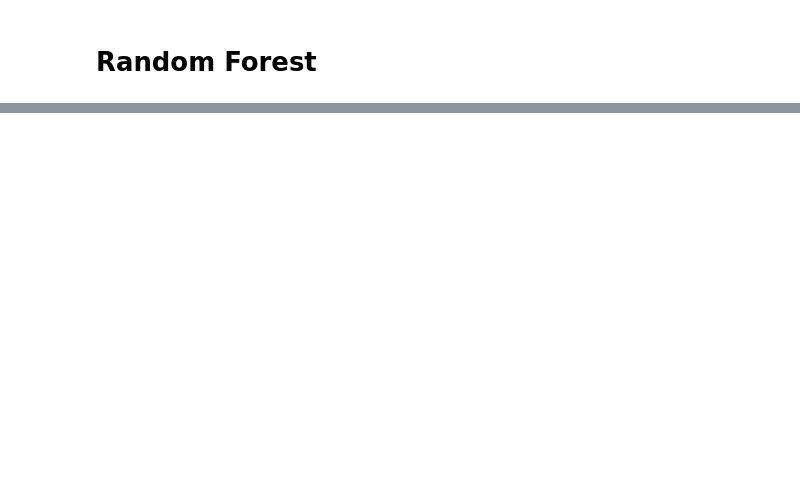
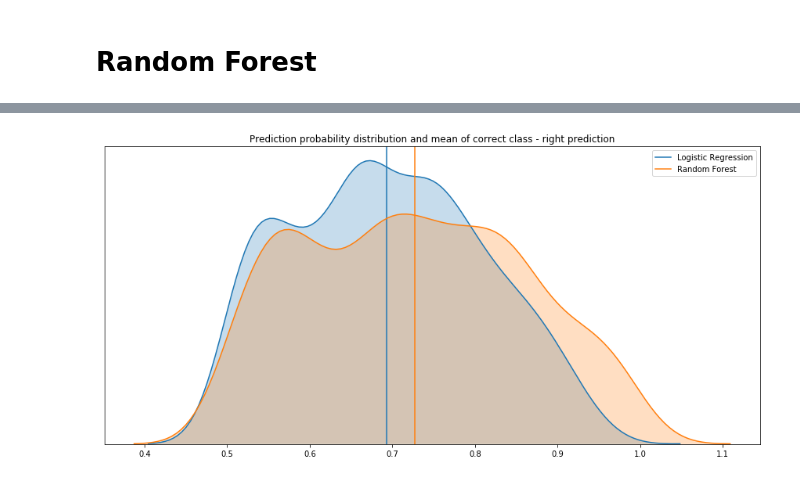
Before and after one commit to jgoerner/SportsPrediction, a Jupyter notebook: NBA/notebooks/1.2-model-building-first-iteration.ipynb, the cells around one changed output, grey strips where cells are left out. Cells and saved outputs as stored; diff of their text form; code cells hidden in the pictures; blank space fills up the shorter version.

```diff
--- a/NBA/notebooks/1.2-model-building-first-iteration.ipynb
+++ b/NBA/notebooks/1.2-model-building-first-iteration.ipynb
@@ -122,0 +177,24 @@ plt.title("Feature Importances");
+# %%
+# LR
+idx_right_lr = GS_LR.predict(X_val) == y_val
+y_right_lr = []
+for y, preds in zip(y_val[idx_right_lr], GS_LR.predict_proba(X_val)[idx_right_lr]):
+    y_right_lr.append(preds[y])
+
+# RF
+idx_right_rf = GS_RF.predict(X_val) == y_val
+y_right_rf = []
+for y, preds in zip(y_val[idx_right_rf], GS_RF.predict_proba(X_val)[idx_right_rf]):
+    y_right_rf.append(preds[y])
+
+# plot
+colors = sns.color_palette(n_colors=2).as_hex()
+sns.kdeplot(y_right_lr, shade=True, label="Logistic Regression")
+plt.axvline(x=np.mean(y_right_lr), color=colors[0])
+sns.kdeplot(y_right_rf, shade=True, clip=[0,1], label="Random Forest")
+plt.axvline(x=np.mean(y_right_rf), color=colors[1])
+plt.title("Prediction probability distribution and mean of correct class - right prediction")
+plt.yticks([])
+plt.savefig("results/1_2_prediction_proba_right.png")
+# %% [output]
+[figure, added]
```
Also changed, not shown: parts of 12 cells of this notebook, 2 other files.
